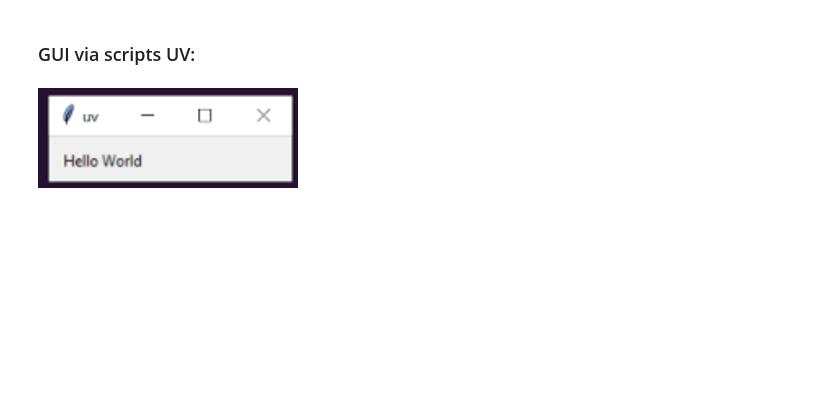
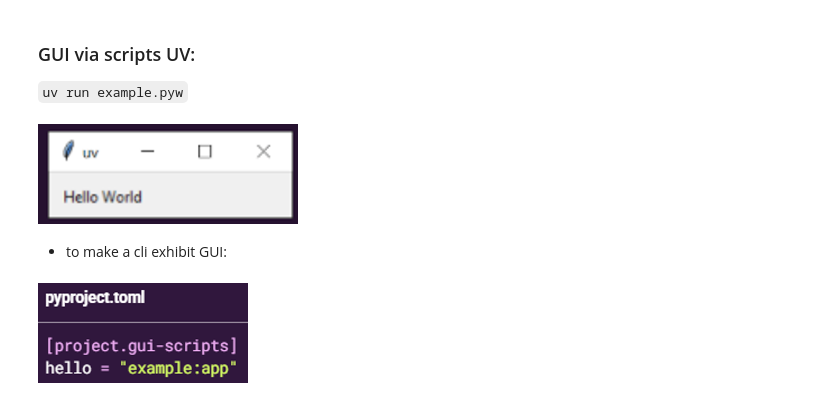
Before and after one commit to joeltho26/UV, a Jupyter notebook: notes/Scripts/gui.ipynb, the cells around one changed output. Cells and saved outputs as stored; diff of their text form; code cells hidden in the pictures; blank space fills up the shorter version.

````diff
--- a/notes/Scripts/gui.ipynb
+++ b/notes/Scripts/gui.ipynb
@@ -1,5 +1,7 @@
 # %% [markdown]
 ### GUI via scripts UV:
+
+```uv run example.pyw```
 # %%
 from tkinter import Tk, ttk
 
@@ -18,3 +20,14 @@ new_image = img.resize((260, 100))
 display(new_image)
 # %% [output]
 [figure]
+# %% [markdown]
+- to make a cli exhibit GUI:
+# %%
+from PIL import Image
+from IPython.display import display
+
+img = Image.open('images/gui2.png')
+new_image = img.resize((210, 100))
+display(new_image)
+# %% [output]
+[figure, added]
````
Also changed, not shown: 50 other files.
